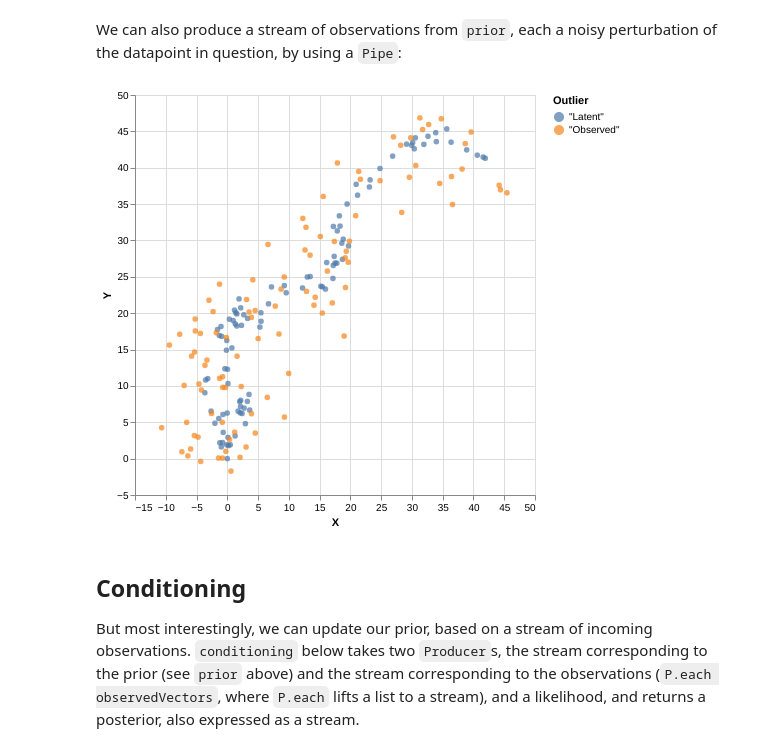
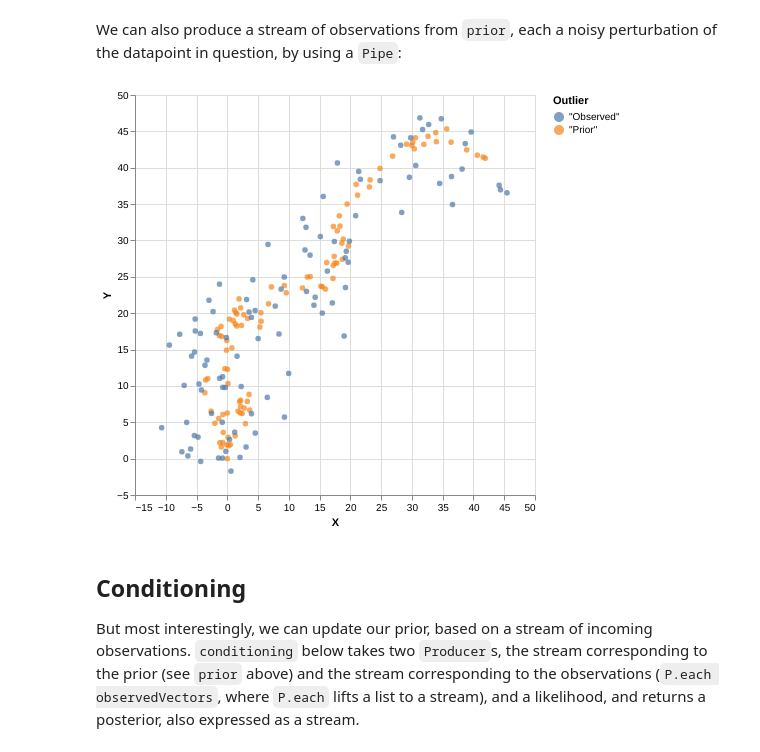
Before and after one commit to tweag/monad-bayes, a Jupyter notebook: notebooks/tutorials/SMC.ipynb, the cells around one changed output. Cells and saved outputs as stored; diff of their text form; code cells hidden in the pictures.

```diff
--- a/notebooks/tutorials/SMC.ipynb
+++ b/notebooks/tutorials/SMC.ipynb
@@ -120,13 +122,13 @@ observations = P.mapM observationModel
 # %%
 randomWalkObserved <- sampleIOfixed $ toList $ P.each randomWalkPrior >-> observations
 
 
 plot
     (zip
         (fmap (\v -> (v V.! 0, v V.! 1)) $ randomWalkPrior <> randomWalkObserved)
-        (replicate 100 (T.pack "Latent") <> replicate 100 (T.pack "Observed")))
+        (replicate 100 (T.pack "Prior") <> replicate 100 (T.pack "Observed")))
 # %% [output]
-[figure, old version]
+[figure, new version]
 # %% [markdown]
 ## Conditioning
 
```
Also changed, not shown: parts of 11 cells of this notebook, 1 other file.
